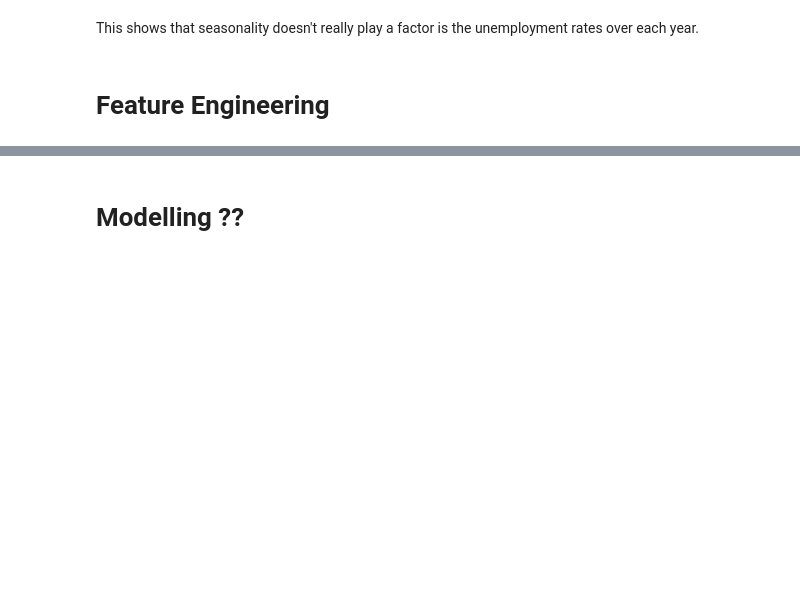
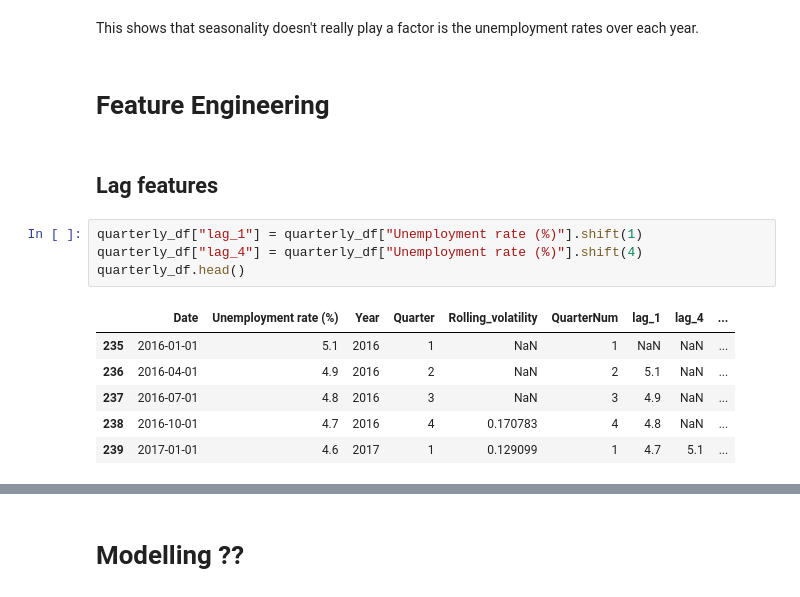
Before and after one commit to neer-shah/UK-unemployment-2026, a Jupyter notebook: main.ipynb, the cells around one changed output, grey strips where cells are left out. Drawn from its saved outputs; the diff is of its cells as text; blank space fills up the shorter version.

```diff
--- a/main.ipynb
+++ b/main.ipynb
@@ -238,3 +238,16 @@ Name: Unemployment rate (%), dtype: float64
 This shows that seasonality doesn't really play a factor is the unemployment rates over each year.
 # %% [markdown]
 # Feature Engineering
+# %% [markdown]
+## Lag features
+# %%
+quarterly_df["lag_1"] = quarterly_df["Unemployment rate (%)"].shift(1)
+quarterly_df["lag_4"] = quarterly_df["Unemployment rate (%)"].shift(4)
+quarterly_df.head()
+# %% [output]
+|  | Date | Unemployment rate (%) | Year | Quarter | Rolling_volatility | QuarterNum | lag_1 | lag_4 | ... |
+| 235 | 2016-01-01 | 5.1 | 2016 | 1 | NaN | 1 | NaN | NaN | ... |
+| 236 | 2016-04-01 | 4.9 | 2016 | 2 | NaN | 2 | 5.1 | NaN | ... |
+| 237 | 2016-07-01 | 4.8 | 2016 | 3 | NaN | 3 | 4.9 | NaN | ... |
+| 238 | 2016-10-01 | 4.7 | 2016 | 4 | 0.170783 | 4 | 4.8 | NaN | ... |
+| 239 | 2017-01-01 | 4.6 | 2017 | 1 | 0.129099 | 1 | 4.7 | 5.1 | ... |
```
Also changed, not shown: parts of 11 cells of this notebook.
